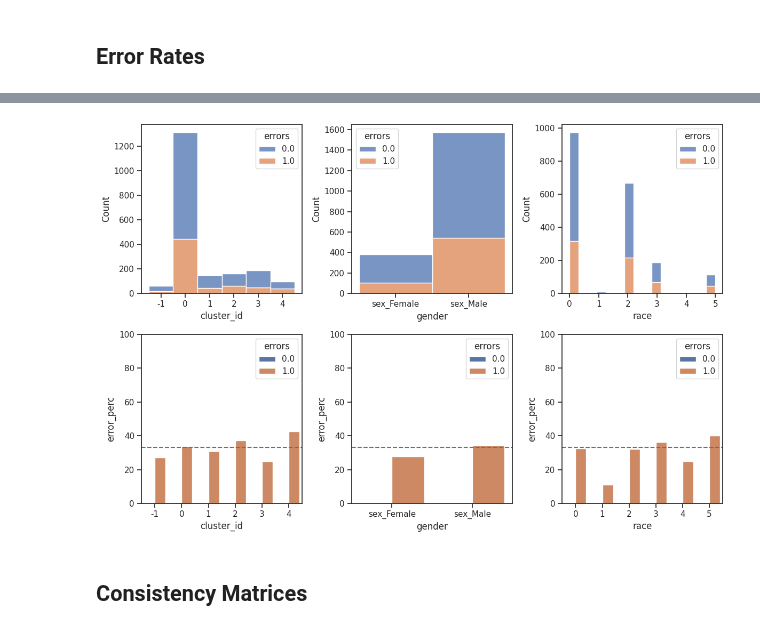
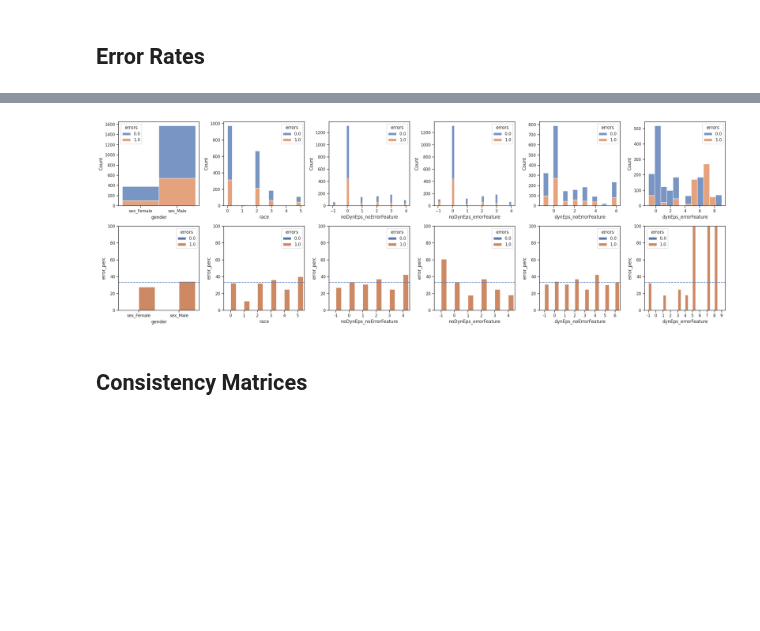
Before and after one commit to MDankloff/ClusterCompas, a Jupyter notebook: COMPAS_Clustering_DBSCAN_Emma.ipynb, the cells around one changed output, grey strips where cells are left out. Cells and saved outputs as stored; diff of their text form; code cells hidden in the pictures; blank space fills up the shorter version.

```diff
--- a/COMPAS_Clustering_DBSCAN_Emma.ipynb
+++ b/COMPAS_Clustering_DBSCAN_Emma.ipynb
@@ -223,0 +221,38 @@ def prepare_to_viz(data):
+# %%
+def prepare_to_viz(data_fixed, to_drop=META_COL_VIZ):
+  data = data_fixed.copy(deep=True)
+  data = drop_column(data, to_drop=to_drop)
+  data['cluster_id'] = data['clusters'].astype(str)
+  data = undo_one_hot(data, one_hot_col=ONE_HOT_RACE, col_label='race', numeric_values=True)
+  data = undo_one_hot(data, one_hot_col=ONE_HOT_GENDER, col_label='gender', numeric_values=False)
+  return data
+
+def merge_results(d1, d2, d3, d4, l1, l2, l3, l4):
+  data = d1.copy(deep=True)
+  data = undo_one_hot(data, one_hot_col=ONE_HOT_RACE, col_label='race', numeric_values=True)
+  data = undo_one_hot(data, one_hot_col=ONE_HOT_GENDER, col_label='gender', numeric_values=False)
+  data = drop_column(data, to_drop=META_COL_VIZ)
+  data = drop_column(data, to_drop=['clusters', 'cluster_id', 'new_clusters'])
+
+  data[l1] = d1['clusters']#.astype(str)
+  data[l2] = d2['clusters']#.astype(str)
+  data[l3] = d3['clusters']#.astype(str)
+  data[l4] = d4['clusters']#.astype(str)
+
+  return data
+
+def get_max_ncluster(data, l1, l2, l3, l4):
+  n = 1
+  cid = 0
+  if len(data[l1].unique()) > n:
+    n = len(data[l1].unique())
+    cid = l1
+  if len(data[l2].unique()) > n:
+    n = len(data[l2].unique())
+    cid = l2
+  if len(data[l3].unique()) > n:
+    n = len(data[l3].unique())
+    cid = l3
+  if len(data[l4].unique()) > n:
+    cid = l4
+  return [cid, n]
@@ -747,4 +865,4 @@ get_viz_error_dist(results_noDynEps_errorFeature)
-# %%
-get_viz_error_dist(results_noDynEps_noErrorFeature)
-# %% [output]
-[figure, removed]
+# %%
+get_viz_error_dist_all_results(data_results, 'noDynEps_noErrorFeature', 'noDynEps_errorFeature', 'dynEps_noErrorFeature', 'dynEps_errorFeature')
+# %% [output]
+[figure, added]
```
Also changed, not shown: parts of 23 cells of this notebook.
